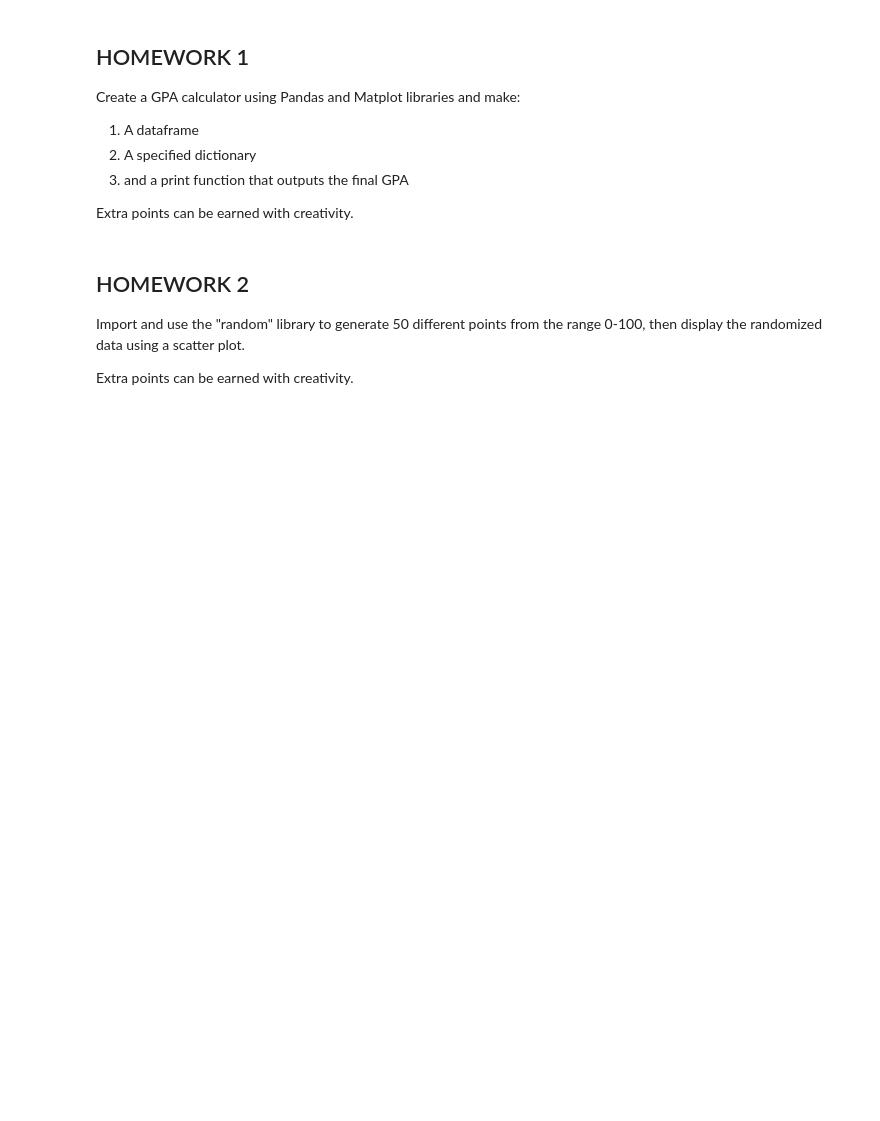
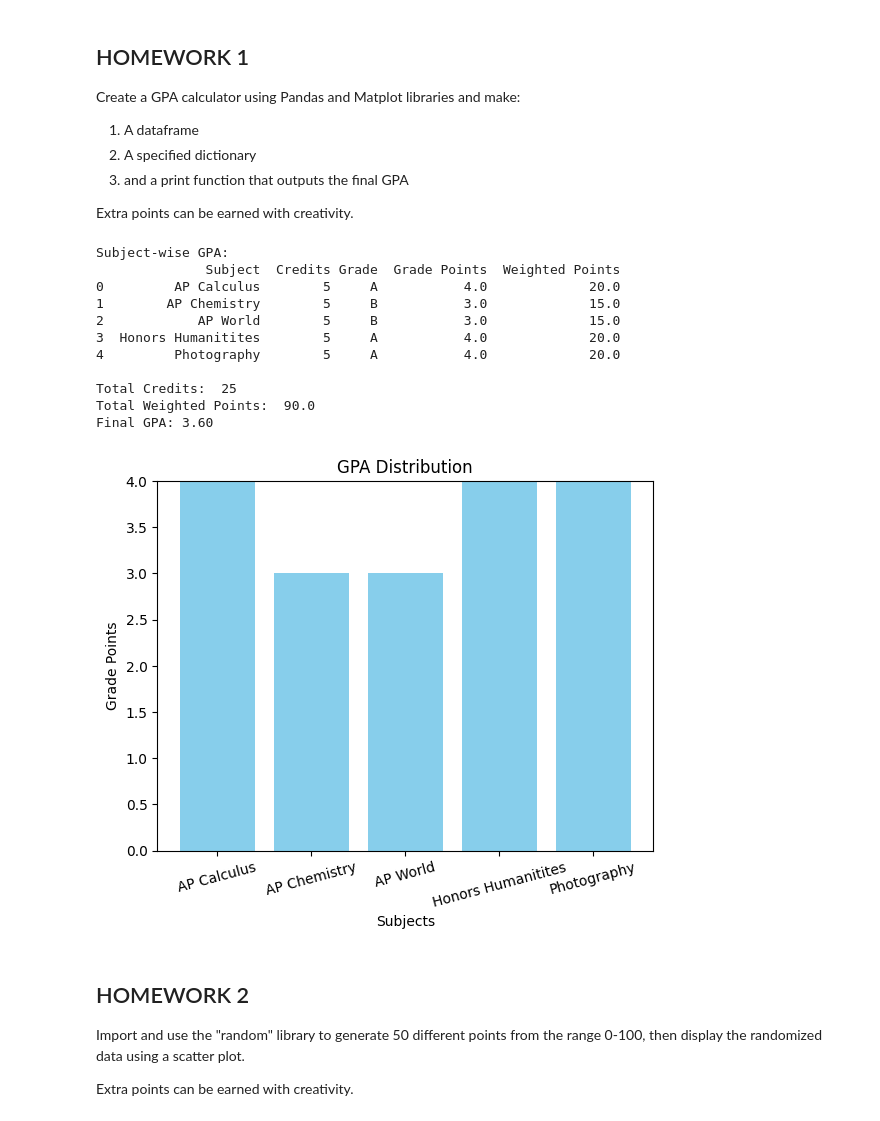
Before and after one commit to srivaidyas/srivaidyas.github.io, a Jupyter notebook: _notebooks/2023-10-26-Python-Libraries.ipynb, the cells around one changed output. Saved outputs shown, nothing was run; the diff lists cells and outputs as text; code cells hidden in the pictures; blank space fills up the shorter version.

```diff
--- a/_notebooks/2023-10-26-Python-Libraries.ipynb
+++ b/_notebooks/2023-10-26-Python-Libraries.ipynb
@@ -294,3 +292,64 @@ Extra points can be earned with creativity.
+# %%
+# your code here
+import pandas as pd
+import matplotlib.pyplot as plt
+data = {
+    'Subject': ['AP Calculus', 'AP Chemistry', 'AP World', 'Honors Humanitites', 'Photography'],
+    'Credits': [5, 5, 5, 5, 5],
+    'Grade': ['A', 'B', 'B', 'A', 'A'],
+}
+
+df = pd.DataFrame(data)
+
+grade_points = {
+    'A': 4.0,
+    'A-': 3.6,
+    'B+': 3.2,
+    'B': 3.0,
+    'B-': 2.6,
+    'C+': 2.3,
+    'C': 2.0,
+    'C-': 1.6,
+    'D+': 1.3,
+    'D': 1.0,
+    'F': 0.0,
+}
+
+df['Grade Points'] = df['Grade'].map(grade_points)
+df['Weighted Points'] = df['Credits'] * df['Grade Points']
+
+total_credits = df['Credits'].sum()
+total_weighted_points = df['Weighted Points'].sum()
+
+final_gpa = total_weighted_points / total_credits
+def print_final_gpa():
+    print("Subject-wise GPA:")
+    print(df)
+    print("\nTotal Credits: ", total_credits)
+    print("Total Weighted Points: ", total_weighted_points)
+    print("Final GPA: {:.2f}".format(final_gpa))
+
+print_final_gpa()
+plt.bar(df['Subject'], df['Grade Points'], color='skyblue')
+plt.xlabel('Subjects')
+plt.ylabel('Grade Points')
+plt.title('GPA Distribution')
+plt.xticks(rotation=15)
+plt.ylim(0, 4.0)
+plt.show()
+# %% [output]
+Subject-wise GPA:
+              Subject  Credits Grade  Grade Points  Weighted Points
+0         AP Calculus        5     A           4.0             20.0
+1        AP Chemistry        5     B           3.0             15.0
+2            AP World        5     B           3.0             15.0
+3  Honors Humanitites        5     A           4.0             20.0
+4         Photography        5     A           4.0             20.0
+
+Total Credits:  25
+Total Weighted Points:  90.0
+Final GPA: 3.60
+[figure, added]
 # %% [markdown]
 ## HOMEWORK 2
 
```
Also changed, not shown: parts of 3 cells of this notebook.
